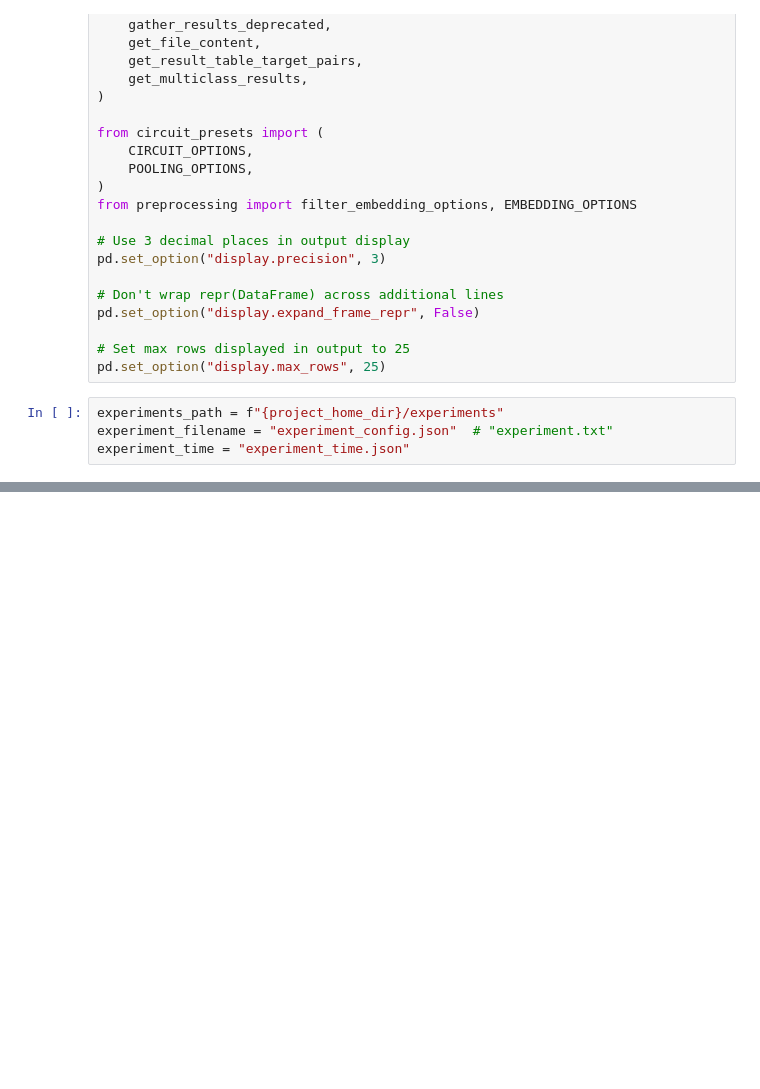
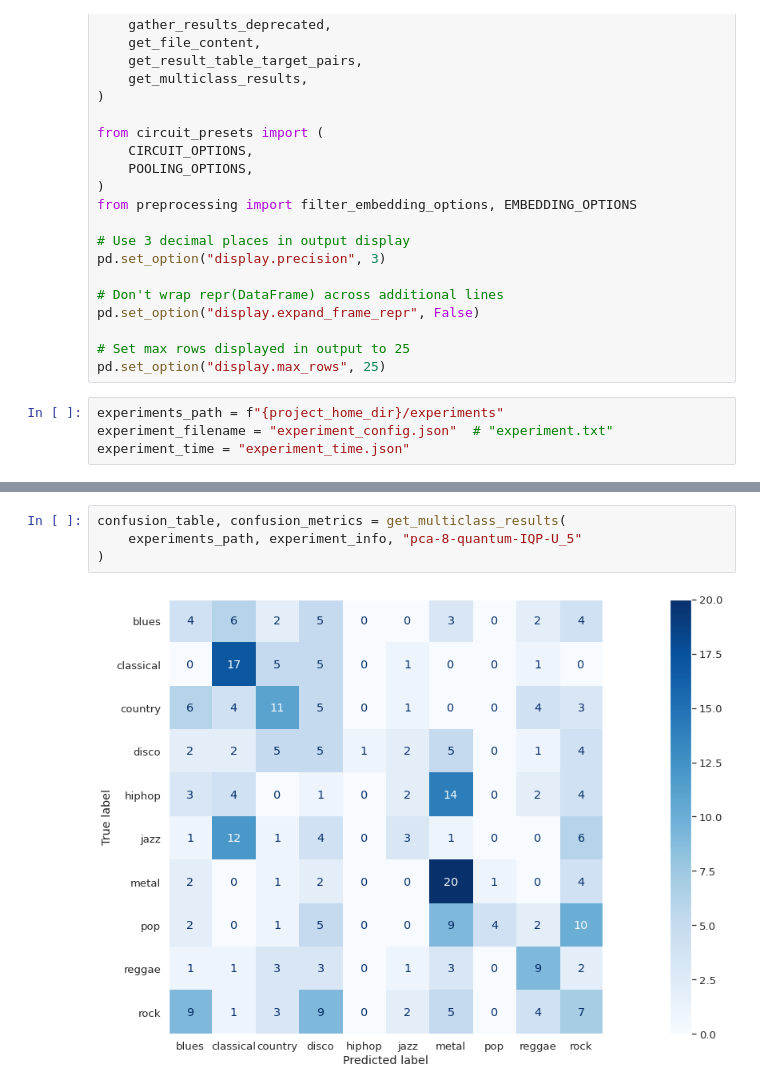
Before and after one commit to Fahlevi20/quantum-cnn, a Jupyter notebook: reports/20211127/report_ova.ipynb, the cells around one changed output, grey strips where cells are left out. Saved outputs shown, nothing was run; the diff lists cells and outputs as text; blank space fills up the shorter version.

```diff
--- a/reports/20211127/report_ova.ipynb
+++ b/reports/20211127/report_ova.ipynb
@@ -135,0 +143,6 @@ weighted avg       0.02      0.07      0.03       300
+# %%
+confusion_table, confusion_metrics = get_multiclass_results(
+    experiments_path, experiment_info, "pca-8-quantum-IQP-U_5"
+)
+# %% [output]
+[figure, added]
```
Also changed, not shown: parts of 10 cells of this notebook, 10 other files.
